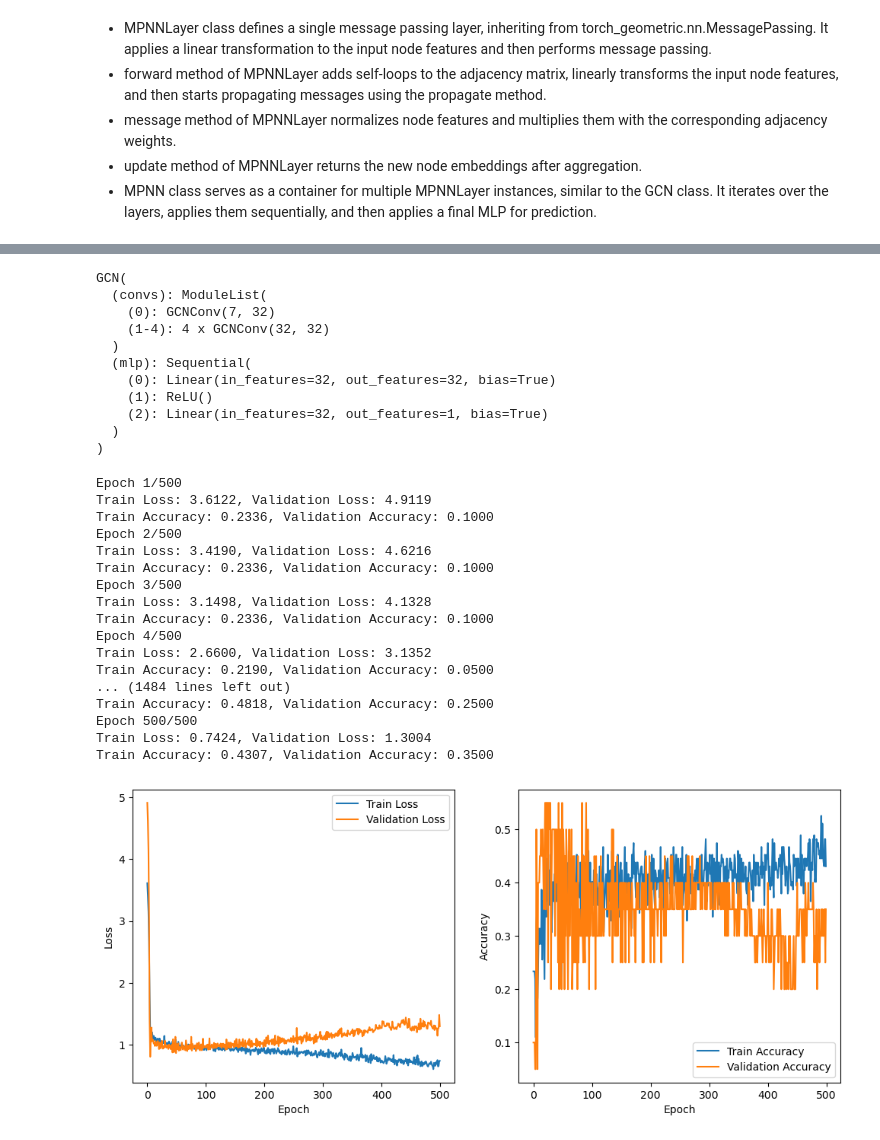
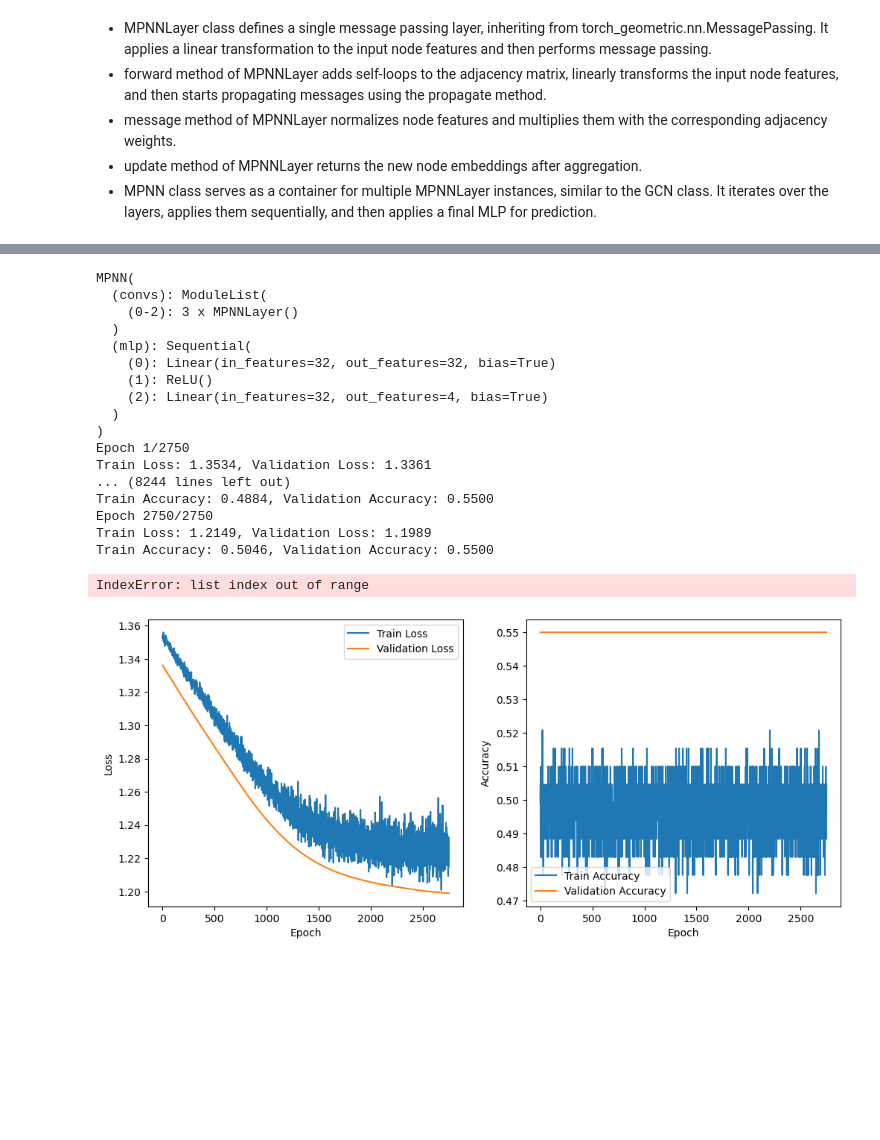
Before and after one commit to mathilde-cros/Bachelor_Thesis_Alzheimers_HGNN, a Jupyter notebook: MPNN.ipynb, the cells around one changed output, grey strips where cells are left out. Saved outputs shown, nothing was run; the diff lists cells and outputs as text; code cells hidden in the pictures; blank space fills up the shorter version.

```diff
--- a/MPNN.ipynb
+++ b/MPNN.ipynb
@@ -21,14 +24,14 @@ from sklearn.model_selection import train_test_split
 - MPNN class serves as a container for multiple MPNNLayer instances, similar to the GCN class. It iterates over the layers, applies them sequentially, and then applies a final MLP for prediction.
 # %%
 class MPNN(torch.nn.Module):
-    def __init__(self, in_channels, hidden_channels, num_layers, dropout, nbr_classes):
+    def __init__(self, in_channels, hidden_channels, out_channels, num_layers, dropout, nbr_classes):
         super(MPNN, self).__init__()
         self.nbr_classes = nbr_classes
         self.convs = torch.nn.ModuleList()
         self.convs.append(MPNNLayer(in_channels, hidden_channels))
         for _ in range(num_layers - 1):
             self.convs.append(MPNNLayer(hidden_channels, hidden_channels))
-        self.mlp = torch.nn.Sequential(Linear(hidden_channels, hidden_channels), ReLU(), Linear(hidden_channels, 1))
+        self.mlp = torch.nn.Sequential(Linear(hidden_channels, hidden_channels), ReLU(), Linear(hidden_channels, out_channels))
         self.dropout = dropout
 
     def forward(self, x, edge_index, batch):
@@ -39,10 +42,7 @@ class MPNN(torch.nn.Module):
                 x = F.dropout(x, p=self.dropout, training=self.training)
         x = global_mean_pool(x, batch)
         x = self.mlp(x)
-        if self.nbr_classes > 2:
-            return F.log_softmax(x, dim=1)
-        else:
-            return F.sigmoid(x)
+        return x
 
 class MPNNLayer(MessagePassing):
     def __init__(self, in_channels, out_channels):
@@ -356,0 +373,14 @@ Number of test graphs: 40
+# %%
+# The function we are using to compute the accuracy of our model
+def quick_accuracy(y_hat, y):
+  """
+  Args :
+    y_hat : logits predicted by model [n, num_classes]
+    y : ground trutch labels [n]
+  returns :
+    average accuracy
+  """
+  n = y.shape[0]
+  y_hat = torch.argmax(y_hat, dim=-1)
+  accuracy = (y_hat==y).sum().data.item()
+  return accuracy/n
@@ -357,19 +486,37 @@ Number of test graphs: 40
 # %%
 # Defining the model, optimizer and loss function
-model = MPNN(in_channels=nbr_features, hidden_channels=8, num_layers=3, dropout=0.1, nbr_classes=nbr_classes)
-optimizer = torch.optim.Adam(model.parameters(), lr=0.001)
+lr=0.00001
+hidden_channels=32
+num_layers=3
+dropout=0.2
+parameters = [lr, hidden_channels, num_layers, dropout]
+
+model = MPNN(in_channels=nbr_features, hidden_channels=parameters[1], out_channels=nbr_classes, num_layers=parameters[2], dropout=parameters[3], nbr_classes=nbr_classes)
+optimizer = torch.optim.Adam(model.parameters(), lr=parameters[0])
 criterion = torch.nn.CrossEntropyLoss()
+
 # Printing the model architecture
 print(model)
+
+# Running the training
+train_losses, train_accuracies, valid_losses, valid_accuracies = train(model, optimizer, criterion, train_loader, valid_loader, parameters, n_epochs=2750)
 # %% [output]
-GCN(
+MPNN(
   (convs): ModuleList(
-    (0): GCNConv(7, 32)
-    (1-4): 4 x GCNConv(32, 32)
+    (0-2): 3 x MPNNLayer()
   )
   (mlp): Sequential(
     (0): Linear(in_features=32, out_features=32, bias=True)
     (1): ReLU()
-    (2): Linear(in_features=32, out_features=1, bias=True)
+    (2): Linear(in_features=32, out_features=4, bias=True)
   )
 )
+Epoch 1/2750
+Train Loss: 1.3534, Validation Loss: 1.3361
+... (8244 lines left out)
+Train Accuracy: 0.4884, Validation Accuracy: 0.5500
+Epoch 2750/2750
+Train Loss: 1.2149, Validation Loss: 1.1989
+Train Accuracy: 0.5046, Validation Accuracy: 0.5500
+IndexError: list index out of range
+[figure, added]
@@ -508,22 +522,0 @@ def train(model, optimizer, criterion, train_loader, valid_loader, test_loader,
-# %%
-# Running the training
-train_losses, valid_losses = train(model, optimizer, criterion, train_loader, valid_loader, test_loader, n_epochs=500)
-# %% [output]
-Epoch 1/500
-Train Loss: 3.6122, Validation Loss: 4.9119
-Train Accuracy: 0.2336, Validation Accuracy: 0.1000
-Epoch 2/500
-Train Loss: 3.4190, Validation Loss: 4.6216
-Train Accuracy: 0.2336, Validation Accuracy: 0.1000
-Epoch 3/500
-Train Loss: 3.1498, Validation Loss: 4.1328
-Train Accuracy: 0.2336, Validation Accuracy: 0.1000
-Epoch 4/500
-Train Loss: 2.6600, Validation Loss: 3.1352
-Train Accuracy: 0.2190, Validation Accuracy: 0.0500
-... (1484 lines left out)
-Train Accuracy: 0.4818, Validation Accuracy: 0.2500
-Epoch 500/500
-Train Loss: 0.7424, Validation Loss: 1.3004
-Train Accuracy: 0.4307, Validation Accuracy: 0.3500
-[figure, removed]
```
Also changed, not shown: parts of 6 cells of this notebook, 14 other files.
